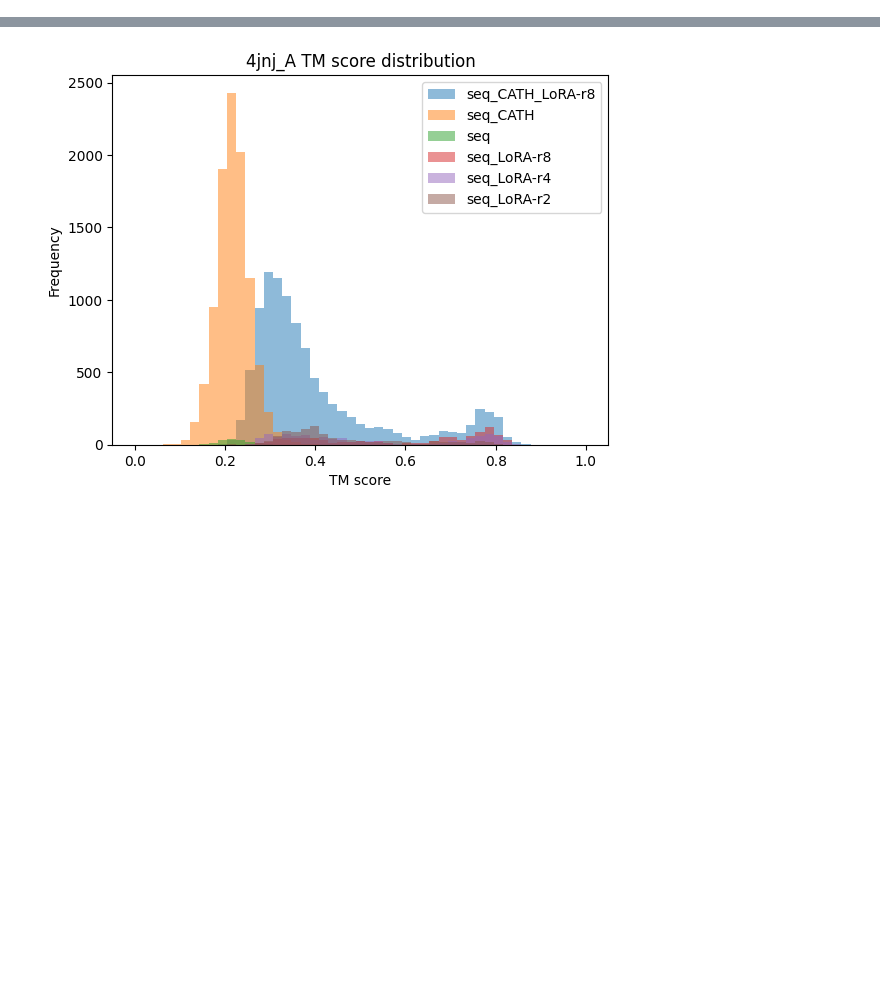
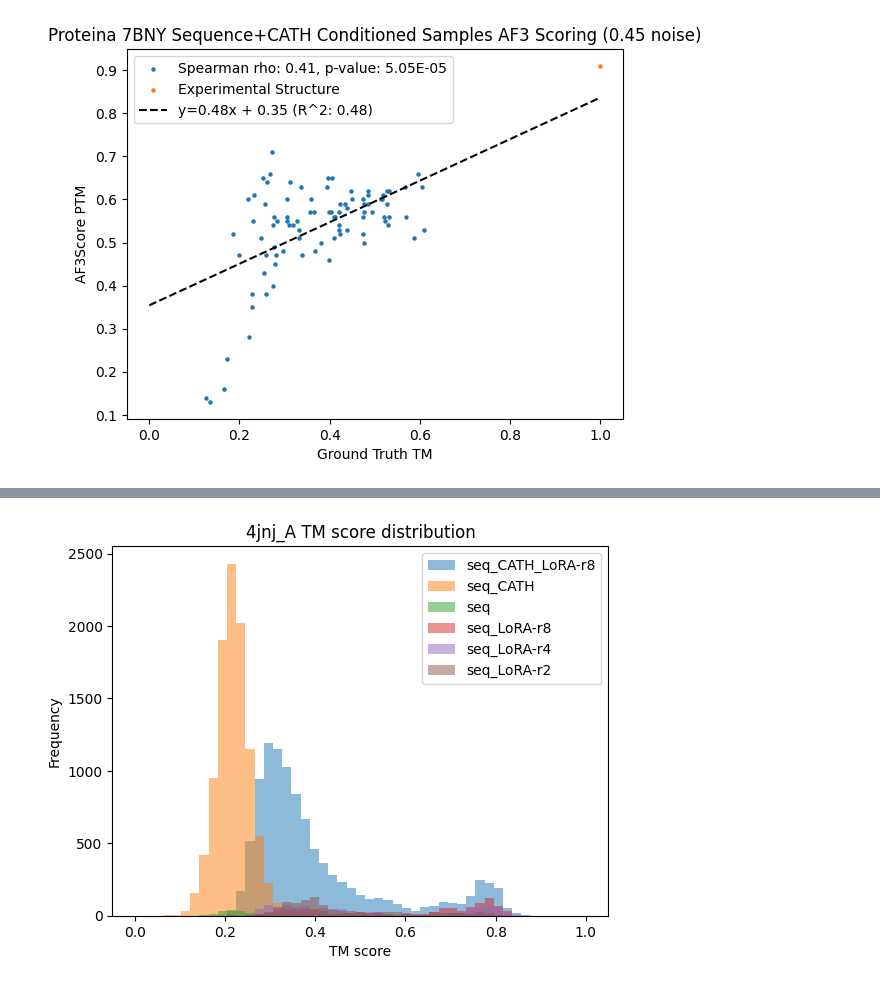
Before and after one commit to Yuwan3154/proteina, a Jupyter notebook: proteina.ipynb, the cells around one changed output, grey strips where cells are left out. Drawn from its saved outputs; the diff is of its cells as text; code cells hidden in the pictures; blank space fills up the shorter version.

```diff
--- a/proteina.ipynb
+++ b/proteina.ipynb
@@ -11,0 +192,42 @@ from matplotlib import pyplot as plt
+# %%
+results_dir = Path.home() / "proteina/inference/inference_seq_cath_cond_sampling_finetune-all_21-seq_purge-7bny_045-noise/7bny_A/score_results"
+seq_cath_finetune_all_purge_7bny_noise_045_aln_df = pd.read_csv(Path.home() / "proteina/inference/inference_seq_cath_cond_sampling_finetune-all_21-seq_purge-7bny_045-noise/7bny_A/aln.tsv", sep="\t")
+seq_cath_finetune_all_purge_7bny_noise_045_aln_df["PDBchain2"] = seq_cath_finetune_all_purge_7bny_noise_045_aln_df["PDBchain2"].str.split(":").str[0].str.split("/").str[-1].str.replace(".pdb", "")
+
+gt_score_results_path = Path.home() / "data/7bny_example/score_results/7bny_A_CA.rebuilt/seed-10_sample-0/summary_confidences.json"
+with open(gt_score_results_path, "r") as f:
+    gt_score_results = json.load(f)
+    gt_ptm = gt_score_results["ptm"]
+
+# Get all subdirectories in results_dir
+subdirs = [d for d in results_dir.iterdir() if d.is_dir()]
+ptm_list = []
+tm_list = []
+
+# For each subdirectory, read the score_results.json file
+for subdir in subdirs:
+    subdir_name = subdir.name
+    tm_list.append(seq_cath_finetune_all_purge_7bny_noise_045_aln_df[seq_cath_finetune_all_purge_7bny_noise_045_aln_df["PDBchain2"] == subdir_name]["TM1"].values[0])
+    score_results_path = subdir / "seed-10_sample-0/summary_confidences.json"
+    if score_results_path.exists():
+        with open(score_results_path, "r") as f:
+            score_results = json.load(f)
+            ptm_list.append(score_results["ptm"])
+
+# Calculate the spearman correlation between ptm and tm and plot the line of best fit
+spearman_rho = scipy.stats.spearmanr(tm_list, ptm_list).statistic
+spearman_p = scipy.stats.spearmanr(tm_list, ptm_list).pvalue
+linear_regression = np.polyfit(tm_list, ptm_list, 1)
+linear_regression_line = np.poly1d(linear_regression)
+
+# Plot the line of best fit
+plt.scatter(tm_list, ptm_list, s=5, label=f"Spearman rho: {spearman_rho:.2f}, p-value: {spearman_p:.2E}")
+plt.scatter([1], gt_ptm, s=5, label="Experimental Structure")
+plt.plot([0, 1], linear_regression_line([0, 1]), linestyle="--", color="black", label=f"y={linear_regression[0]:.2f}x + {linear_regression[1]:.2f} (R^2: {linear_regression[0]:.2f})")
+plt.legend()
+plt.xlabel("Ground Truth TM")
+plt.ylabel("AF3Score PTM")
+plt.title("Proteina 7BNY Sequence+CATH Conditioned Samples AF3 Scoring (0.45 noise)")
+plt.show()
+# %% [output]
+[figure, added]
```
Also changed, not shown: parts of 31 cells of this notebook.
